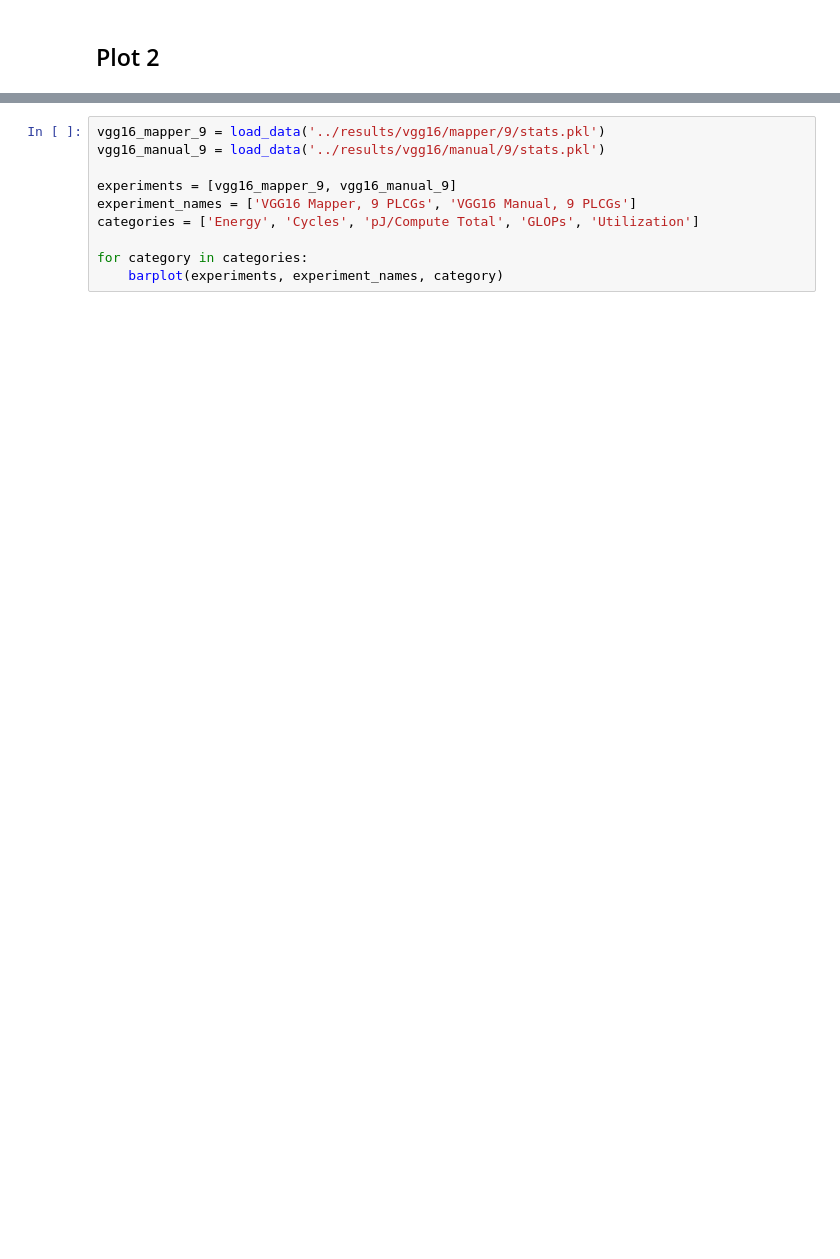
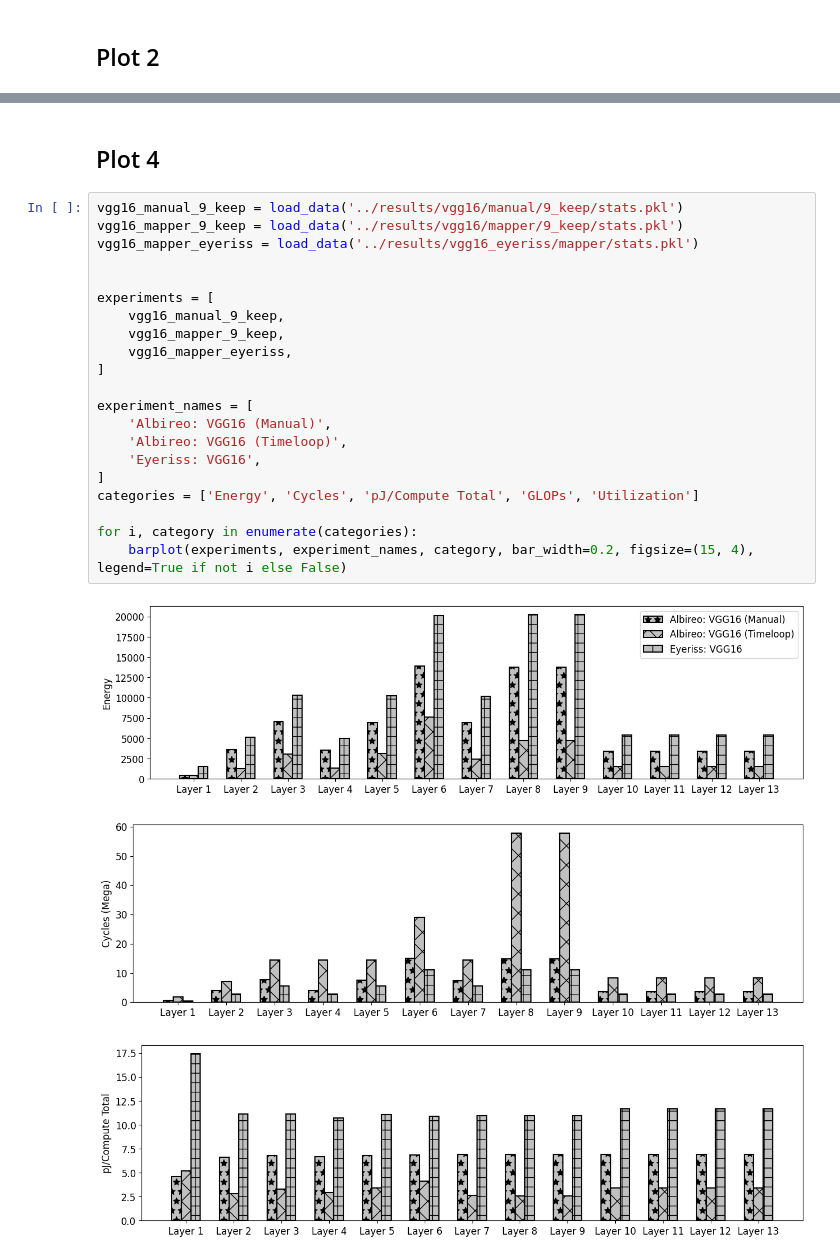
Before and after one commit to gohar94/dlh-project, a Jupyter notebook: workspace/final-project/scripts/plotter.ipynb, the cells around one changed output, grey strips where cells are left out. Saved outputs shown, nothing was run; the diff lists cells and outputs as text; blank space fills up the shorter version.

```diff
--- a/workspace/final-project/scripts/plotter.ipynb
+++ b/workspace/final-project/scripts/plotter.ipynb
@@ -121,10 +144,27 @@ for category in categories:
+# %% [markdown]
+## Plot 4
 # %%
-vgg16_mapper_9 = load_data('../results/vgg16/mapper/9/stats.pkl')
-vgg16_manual_9 = load_data('../results/vgg16/manual/9/stats.pkl')
+vgg16_manual_9_keep = load_data('../results/vgg16/manual/9_keep/stats.pkl')
+vgg16_mapper_9_keep = load_data('../results/vgg16/mapper/9_keep/stats.pkl')
+vgg16_mapper_eyeriss = load_data('../results/vgg16_eyeriss/mapper/stats.pkl')
 
-experiments = [vgg16_mapper_9, vgg16_manual_9]
-experiment_names = ['VGG16 Mapper, 9 PLCGs', 'VGG16 Manual, 9 PLCGs']
+
+experiments = [
+    vgg16_manual_9_keep,
+    vgg16_mapper_9_keep,
+    vgg16_mapper_eyeriss,
+]
+
+experiment_names = [
+    'Albireo: VGG16 (Manual)',
+    'Albireo: VGG16 (Timeloop)',
+    'Eyeriss: VGG16',
+]
 categories = ['Energy', 'Cycles', 'pJ/Compute Total', 'GLOPs', 'Utilization']
 
-for category in categories:
-    barplot(experiments, experiment_names, category)
+for i, category in enumerate(categories):
+    barplot(experiments, experiment_names, category, bar_width=0.2, figsize=(15, 4), legend=True if not i else False)
+# %% [output]
+[figure, added]
+[figure, added]
+[figure, added]
```
Also changed, not shown: parts of 7 cells of this notebook.
